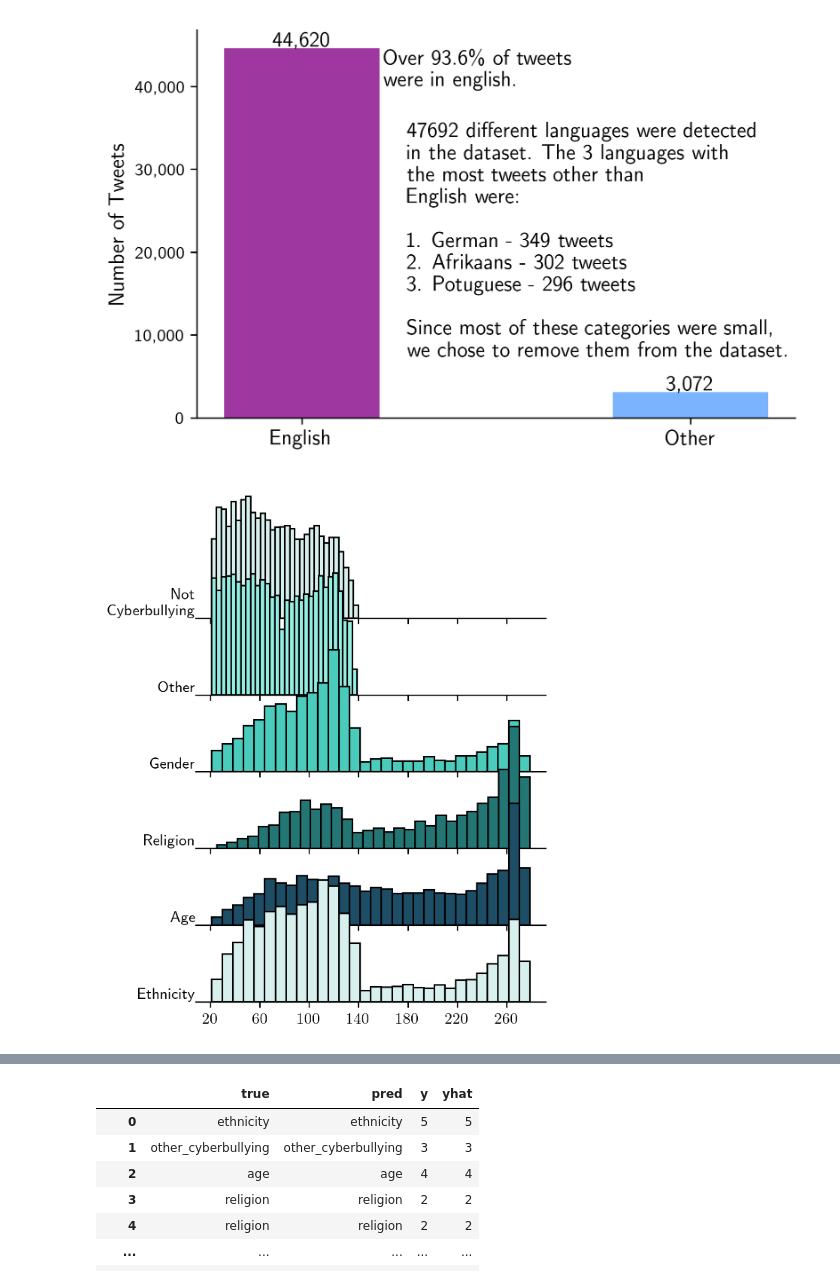
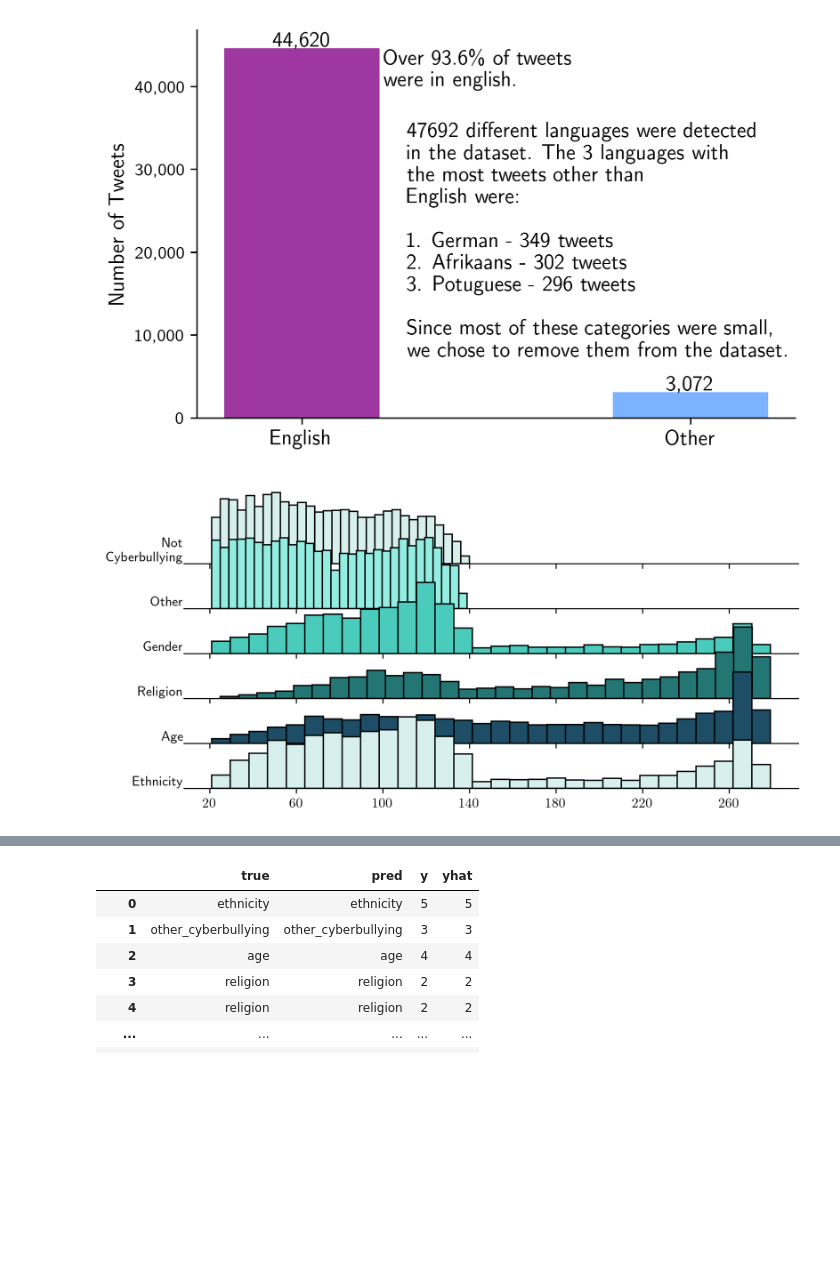
Before and after one commit to ayush-kumar-1/capstone, a Jupyter notebook: src/notebooks/1_eda.ipynb, the cells around one changed output, grey strips where cells are left out. Drawn from its saved outputs; the diff is of its cells as text; code cells hidden in the pictures; blank space fills up the shorter version.

```diff
--- a/src/notebooks/1_eda.ipynb
+++ b/src/notebooks/1_eda.ipynb
@@ -90,38 +103,38 @@ cat_map = {
     "ethnicity": 'Ethnicity',
 }
 
-plt.rcParams["figure.figsize"] = [4,6]
+plt.rcParams["figure.figsize"] = [8,4]
 plt.rcParams["figure.dpi"] = 300
 
 fig, axes = plt.subplots(6, 1, sharex = True)
 
 colors = [
     "#d7f0ed",
     "#93ede1",
     "#4acbbb",
     "#247674",
     "#1e4d66",
     "#d7f0ed"
 ]
 
 i = 0
 for ax, label in zip(axes, cat_map.keys()):
     vals = df[df.cyberbullying_type == label].ascii_length
     ax.hist(vals, bins = 30, density = True, ec = 'black', label = cat_map[label], color = colors[i])
     ax.spines[["left", "right", "top"]].set_visible(False)
     ax.set_yticks([])
     ax.set_xticks([])
     ax.text(8, ax.get_ylim()[0], cat_map[label], rotation = 0, ha = "right", va = "bottom")
     ax.set_facecolor([0,0,0,0])
 
     i += 1
 
 axes[-1].set_xticks(np.arange(20, 281, 40))
 
 plt.subplots_adjust(hspace = -0.4)
 plt.savefig("../../plots/tweet_length.png", bbox_inches = "tight")
 # %% [output]
-[figure, old version]
+[figure, new version]
 # %%
 X = df.ascii.to_numpy()
 y = df.y.to_numpy()
```
Also changed, not shown: parts of 6 cells of this notebook, 12 other files.
